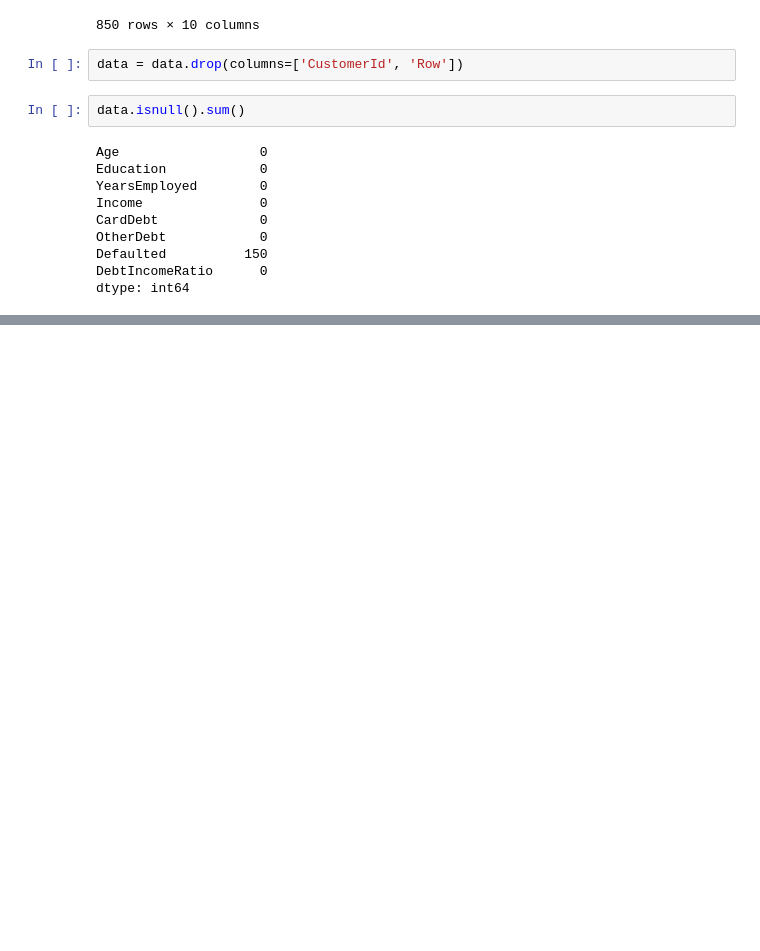
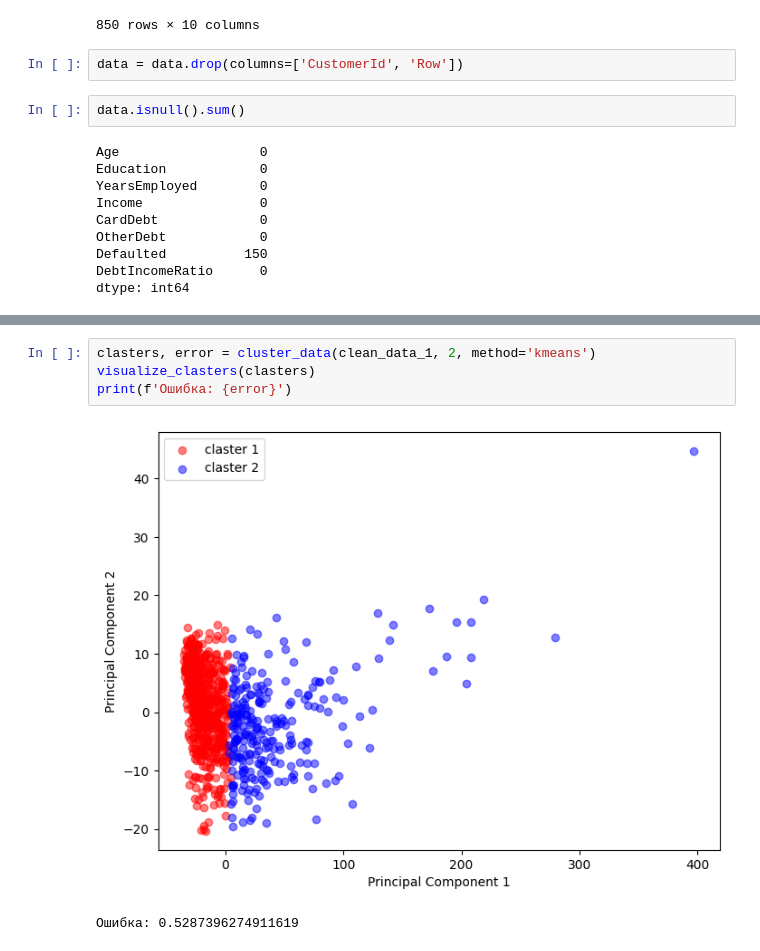
Before and after one commit to Santiperro/analytical-information-processing-technologies, a Jupyter notebook: clasterization/clasterization.ipynb, the cells around one changed output, grey strips where cells are left out. Cells and saved outputs as stored; diff of their text form; blank space fills up the shorter version.

```diff
--- a/clasterization/clasterization.ipynb
+++ b/clasterization/clasterization.ipynb
@@ -160,0 +237,7 @@ error
+# %%
+clasters, error = cluster_data(clean_data_1, 2, method='kmeans')
+visualize_clasters(clasters)
+print(f'Ошибка: {error}')
+# %% [output]
+[figure, added]
+Ошибка: 0.5287396274911619
```
Also changed, not shown: parts of 21 cells of this notebook.
